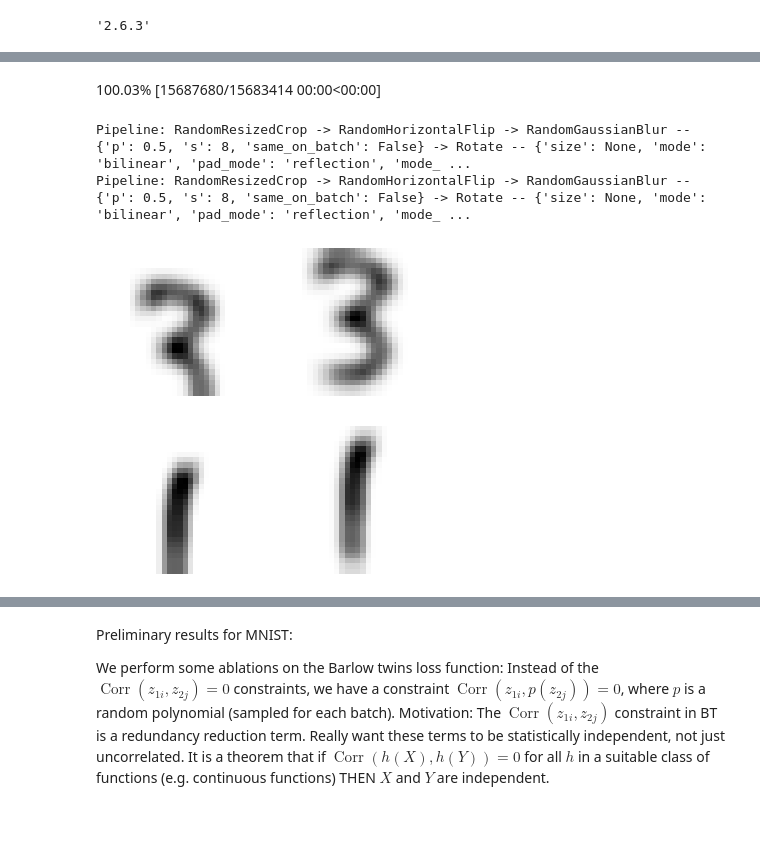
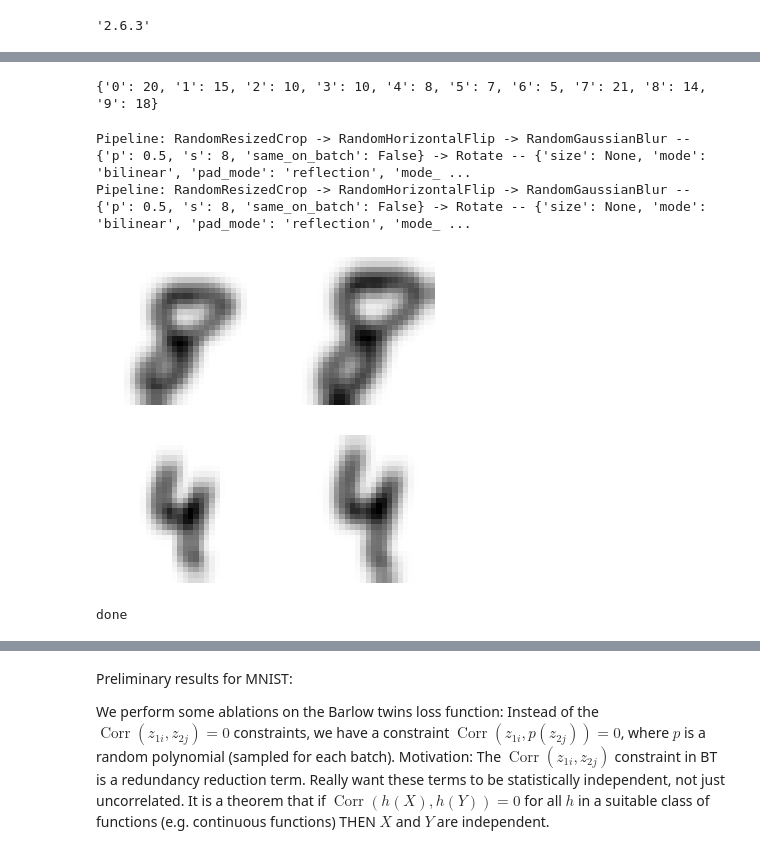
Before and after one commit to hamish-haggerty/AI-hacking, a Jupyter notebook: SSL/BT_MNIST.ipynb, the cells around one changed output, grey strips where cells are left out. Saved outputs shown, nothing was run; the diff lists cells and outputs as text; code cells hidden in the pictures; blank space fills up the shorter version.

```diff
--- a/SSL/BT_MNIST.ipynb
+++ b/SSL/BT_MNIST.ipynb
@@ -102,0 +163,4 @@ def random_poly(A):
+# %%
+def poly_sinusoid(x):
+
+    return random_quintic(x) + random_sinusoid(x,std=1)
@@ -138,6 +285,7 @@ class BarlowTwins(Callback):
 #         loss = (cdiff*self.I + cdiff*(1-self.I)*self.lmb).sum()
 #         return loss
 
+
     def lf(self, pred, *yb): #pred is (bs+bs)*projection_size
         bs,nf = pred.size(0)//2,pred.size(1)
 
@@ -148,14 +296,28 @@ class BarlowTwins(Callback):
         C = (z1norm.T @ z2norm) / bs
         cdiff = (C - self.I)**2
 
-        #polyprob=0.1
-        polyprob=0.25
+        polyprob=1
+        #polyprob=0.5
         temrand = random.random()
         if temrand < polyprob: #With some probability we want off diag terms to be (quadratic) say.
 
             #This block is "best so far"
-            z1norm_2 = random_poly(z1norm)
+#             z1norm_2 = 0.5*z1norm.pow(2)
+#             z2norm_2 = z2norm
+
+#             s=Unif(0,0.2)
+#             z1norm_2 = (1/s)*torch.sin(s*z1norm)
+#             z2norm_2 = z2norm
+
+            z1norm_2 = poly_sinusoid(z1norm)
+
             z2norm_2 = z2norm
+
+
+#             s=Unif(-2,2)
+# #             t=Unif(-1,1)
+#             z1norm_2 = (1/(abs(s)))*(torch.sin(s*z1norm))
+#             z2norm_2 = z2norm
 
             C_2 = (z1norm_2.T @ z2norm_2) / bs
 
@@ -200,47 +514,61 @@ Pipeline: RandomResizedCrop -> RandomHorizontalFlip -> RandomGaussianBlur -- {'p
 # %%
 #Get the dataloader and set batch size
-bs=512
+ts=512 #training set size
+bs=256
+device='cuda'
 path = untar_data(URLs.MNIST)
 items = get_image_files(path/'training') #i.e. NOT testing!!!
 items=items.shuffle()
 
-items1 = items[0:2000]
-
+items1 = items[0:ts]
 split = RandomSplitter(valid_pct=0.5) #randomly split training set into training and validation
 #tds = Datasets(items,splits=split(items)) #Do we want this?
 tds = Datasets(items1, [PILImageBW.create, [parent_label, Categorize()]], splits=split(items1)) #Or do we want this?
-dls = tds.dataloaders(bs=bs, after_item=[ToTensor(), IntToFloatTensor()], device='cuda')
+dls = tds.dataloaders(bs=bs, after_item=[ToTensor(), IntToFloatTensor()], device=device)
 
 #Evaluate linear classifier on this guy
-items2 = items[2000:]
+items2 = items[ts:]
 split = RandomSplitter(valid_pct=0.99) #randomly split training set into training and validation
 tds_new = Datasets(items2, [PILImageBW.create, [parent_label, Categorize()]], splits=split(items2)) #Or do we want this?
-dls_new = tds_new.dataloaders(bs=bs, after_item=[ToTensor(), IntToFloatTensor()], device='cuda')
+dls_new = tds_new.dataloaders(bs=bs, after_item=[ToTensor(), IntToFloatTensor()], device=device)
-# %% [output]
-100.03% [15687680/15683414 00:00<00:00]
+# %%
+tem = [str(i) for i in items1]
+
+t = [j.split('training/')[1] for j in tem]
+t = [j.split('/')[0] for j in t]
+
+d={'0':0,'1':0,'2':0,'3':0,'4':0,'5':0,'6':0,'7':0,'8':0,'9':0}
+
+
+for i in t:
+    d[i]=d[i]+1
+
+print(d)
+# %% [output]
+{'0': 20, '1': 15, '2': 10, '3': 10, '4': 8, '5': 7, '6': 5, '7': 21, '8': 14, '9': 18}
 # %%
 #A "reasonable" composite augmentation: initially copy pasted BT. We run this cell a few times to check it makes sense
 #Also define encoder and model
 fastai_encoder = create_encoder('xresnet18', n_in=1, pretrained=False)
 model = create_barlow_twins_model(fastai_encoder, hidden_size=10,projection_size=10)# projection_size=1024)
 #So aside from size, randomresizedcrop takes in two args: resize_scale and resize_ratio. So we want to put in
 #values for these which is tantamount to doing nothing
 #So if we choose resize_scale=(1,1) then the images look the same.
 #IMPORTANT: So this aug pipelines, insofar as I can tell at the moment, is tantamount to "do nothing"
-aug_pipelines = get_barlow_twins_aug_pipelines(size=28, rotate=True,flip_p=0,resize_scale=(0.7,1), jitter=False, bw=False,blur=True,blur_p=0.5,blur_s=8, stats=None, cuda=True)
+aug_pipelines = get_barlow_twins_aug_pipelines(size=28, rotate=True,flip_p=0,resize_scale=(0.7,1), jitter=False, bw=False,blur=True,blur_p=0.5,blur_s=8, stats=None, cuda=False)
 #learn = Learner(dls, model,ShortEpochCallback(0.001), cbs=[BarlowTwins(aug_pipelines, print_augs=True)])
 learn = Learner(dls, model, cbs=[BarlowTwins(aug_pipelines, print_augs=True)])
 
 #dls.valid.bs = len(dls.valid_ds) #Set the validation dataloader batch size to be the length of the validation dataset
 
 b = dls.one_batch()
 learn._split(b)
 learn('before_batch')
 axes = learn.barlow_twins.show(n=2)
 # %% [output]
 Pipeline: RandomResizedCrop -> RandomHorizontalFlip -> RandomGaussianBlur -- {'p': 0.5, 's': 8, 'same_on_batch': False} -> Rotate -- {'size': None, 'mode': 'bilinear', 'pad_mode': 'reflection', 'mode_ ...
 Pipeline: RandomResizedCrop -> RandomHorizontalFlip -> RandomGaussianBlur -- {'p': 0.5, 's': 8, 'same_on_batch': False} -> Rotate -- {'size': None, 'mode': 'bilinear', 'pad_mode': 'reflection', 'mode_ ...
-[figure, old version]
+[figure, new version]
 # %%
 #Simple linear classifier
 class LinearClassifier(nn.Module):
@@ -265,10 +593,9 @@ optimizer = torch.optim.Adam(head.parameters())
 criterion = nn.CrossEntropyLoss()
 #EPOCHS=100
 
-for epoch in range(10):
+for epoch in range(100):
     for x,y in dls.train:
         #break
-
         #b = dls.train.one_batch() #Seems need dls[0] or dls.train for training ... dls[1] is validation see here https://docs.fast.ai/data.core.html#DataLoaders.__getitem__
         #x,y = b[0],b[1]
 
@@ -279,6 +606,8 @@ for epoch in range(10):
 
         #print(loss)
 print('done')
+# %% [output]
+done
 # %%
 #Test result of above cell on the validation set - assumes that batch size of valid-dataloader is = number of valid samples
 
```
Also changed, not shown: parts of 23 cells of this notebook.
